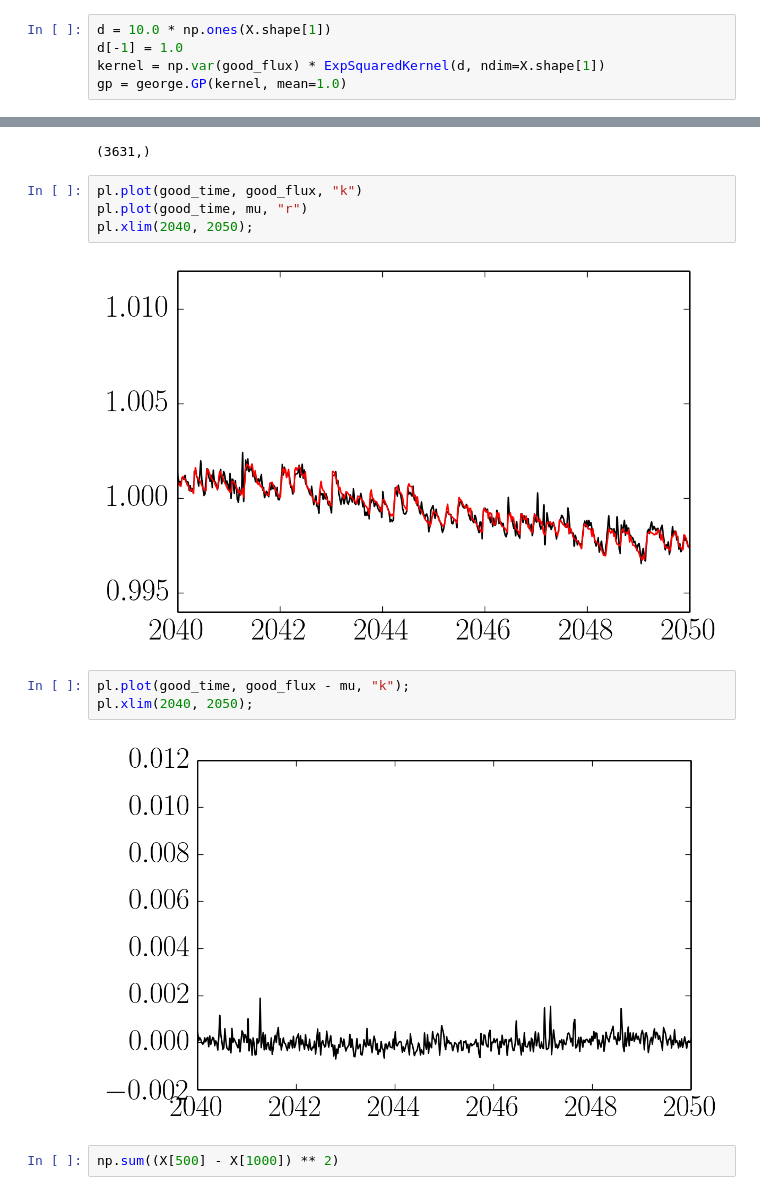
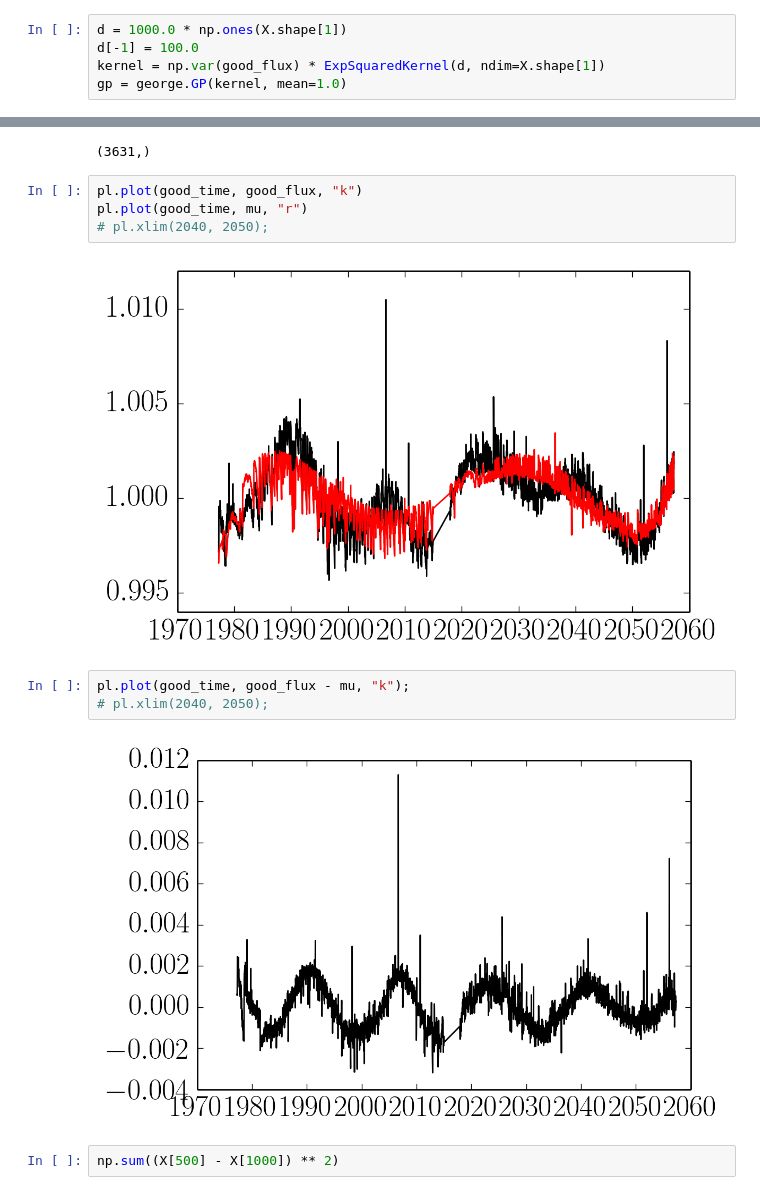
Before and after one commit to dfm/k2-lcs, a Jupyter notebook: gp.ipynb, the cells around one changed output, grey strips where cells are left out. Saved outputs shown, nothing was run; the diff lists cells and outputs as text.

```diff
--- a/gp.ipynb
+++ b/gp.ipynb
@@ -152,8 +153,8 @@ X = np.concatenate((coords[good_mask, :2], np.atleast_2d(good_time).T), axis=1)
 X -= np.mean(X, axis=0)[None, :]
 X /= np.std(X, axis=0)[None, :]
 # %%
-d = 10.0 * np.ones(X.shape[1])
-d[-1] = 1.0
+d = 1000.0 * np.ones(X.shape[1])
+d[-1] = 100.0
 kernel = np.var(good_flux) * ExpSquaredKernel(d, ndim=X.shape[1])
 gp = george.GP(kernel, mean=1.0)
 # %%
@@ -167,14 +168,14 @@ mu.shape
 # %%
 pl.plot(good_time, good_flux, "k")
 pl.plot(good_time, mu, "r")
-pl.xlim(2040, 2050);
+# pl.xlim(2040, 2050);
 # %% [output]
-[figure, old version]
+[figure, new version]
 # %%
 pl.plot(good_time, good_flux - mu, "k");
-pl.xlim(2040, 2050);
+# pl.xlim(2040, 2050);
 # %% [output]
-[figure, old version]
+[figure, new version]
 # %%
 np.sum((X[500] - X[1000]) ** 2)
 # %% [output]
```
Also changed, not shown: parts of 1 cell of this notebook.
